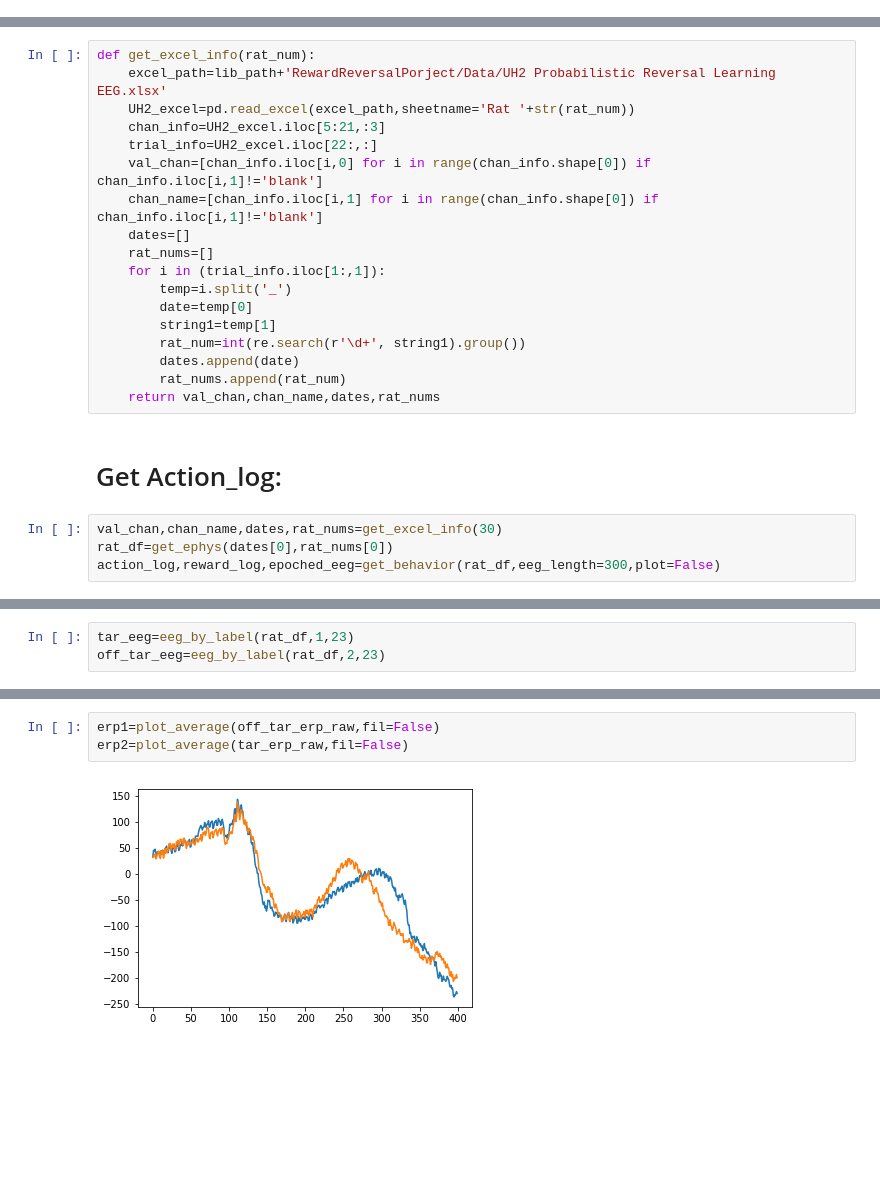
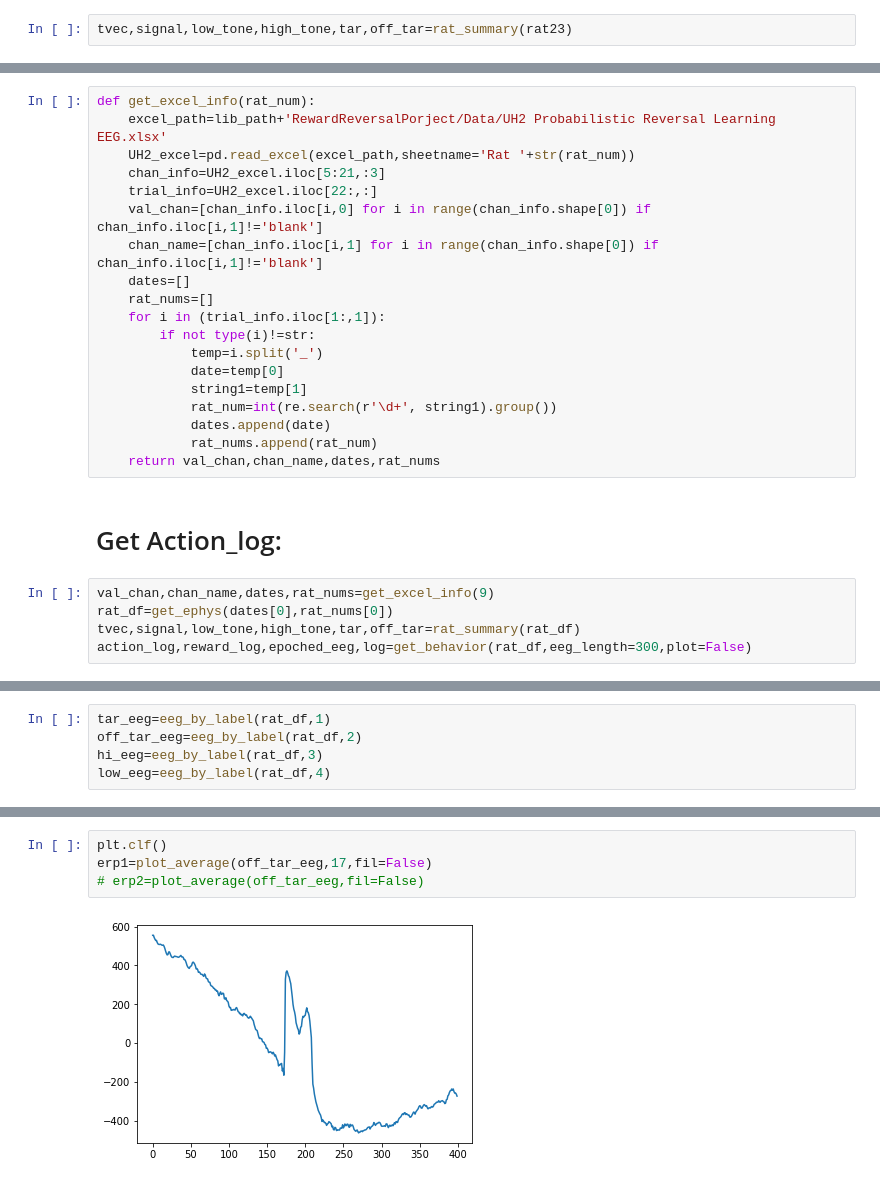
Before and after one commit to Maylibooyah69/RewardReversalPorject, a Jupyter notebook: Import EEG.ipynb, the cells around one changed output, grey strips where cells are left out. Cells and saved outputs as stored; diff of their text form; blank space fills up the shorter version.

Commit message:
fixed epoch

```diff
--- a/Import EEG.ipynb
+++ b/Import EEG.ipynb
@@ -118,0 +92,2 @@ tvecs.shape
+# %%
+tvec,signal,low_tone,high_tone,tar,off_tar=rat_summary(rat23)
@@ -267,16 +262,18 @@ def get_excel_info(rat_num):
     dates=[]
     rat_nums=[]
     for i in (trial_info.iloc[1:,1]):
-        temp=i.split('_')
-        date=temp[0]
-        string1=temp[1]
-        rat_num=int(re.search(r'\d+', string1).group())
-        dates.append(date)
-        rat_nums.append(rat_num)
+        if not type(i)!=str:
+            temp=i.split('_')
+            date=temp[0]
+            string1=temp[1]
+            rat_num=int(re.search(r'\d+', string1).group())
+            dates.append(date)
+            rat_nums.append(rat_num)
     return val_chan,chan_name,dates,rat_nums
 # %% [markdown]
 # Get Action_log:
 # %%
-val_chan,chan_name,dates,rat_nums=get_excel_info(30)
+val_chan,chan_name,dates,rat_nums=get_excel_info(9)
 rat_df=get_ephys(dates[0],rat_nums[0])
-action_log,reward_log,epoched_eeg=get_behavior(rat_df,eeg_length=300,plot=False)
+tvec,signal,low_tone,high_tone,tar,off_tar=rat_summary(rat_df)
+action_log,reward_log,epoched_eeg,log=get_behavior(rat_df,eeg_length=300,plot=False)
@@ -285,3 +280,5 @@ duration: 59.998 |num_recordings: 44 |n: 30000
 # %%
-tar_eeg=eeg_by_label(rat_df,1,23)
-off_tar_eeg=eeg_by_label(rat_df,2,23)
+tar_eeg=eeg_by_label(rat_df,1)
+off_tar_eeg=eeg_by_label(rat_df,2)
+hi_eeg=eeg_by_label(rat_df,3)
+low_eeg=eeg_by_label(rat_df,4)
@@ -295,5 +297,6 @@ duration: 59.998 |num_recordings: 44 |n: 30000
 # %%
-erp1=plot_average(off_tar_erp_raw,fil=False)
-erp2=plot_average(tar_erp_raw,fil=False)
+plt.clf()
+erp1=plot_average(off_tar_eeg,17,fil=False)
+# erp2=plot_average(off_tar_eeg,fil=False)
 # %% [output]
-[figure, old version]
+[figure, new version]
```
Also changed, not shown: parts of 35 cells of this notebook, 1 other file.
